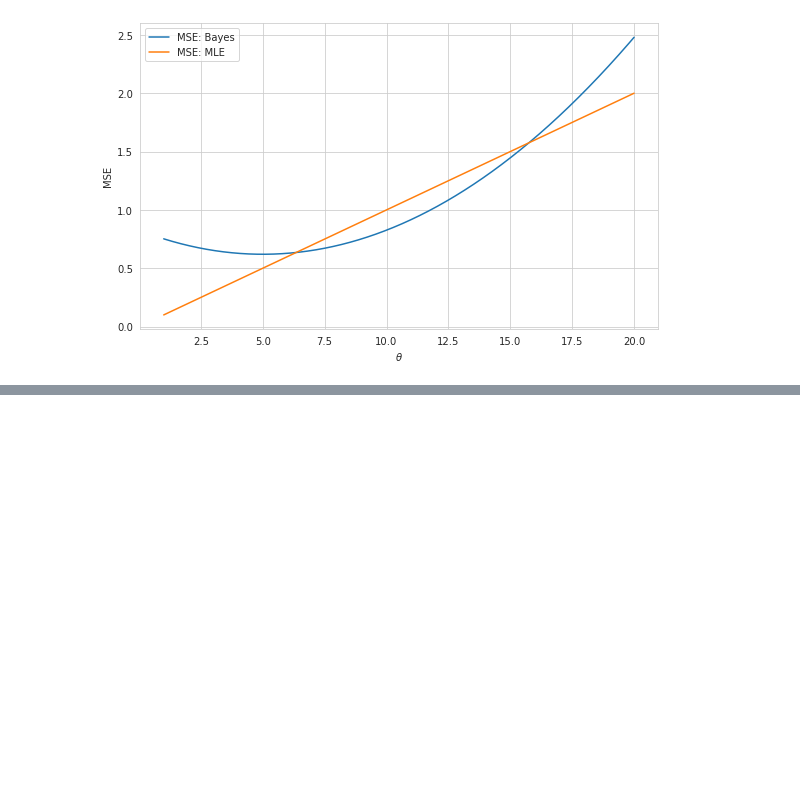
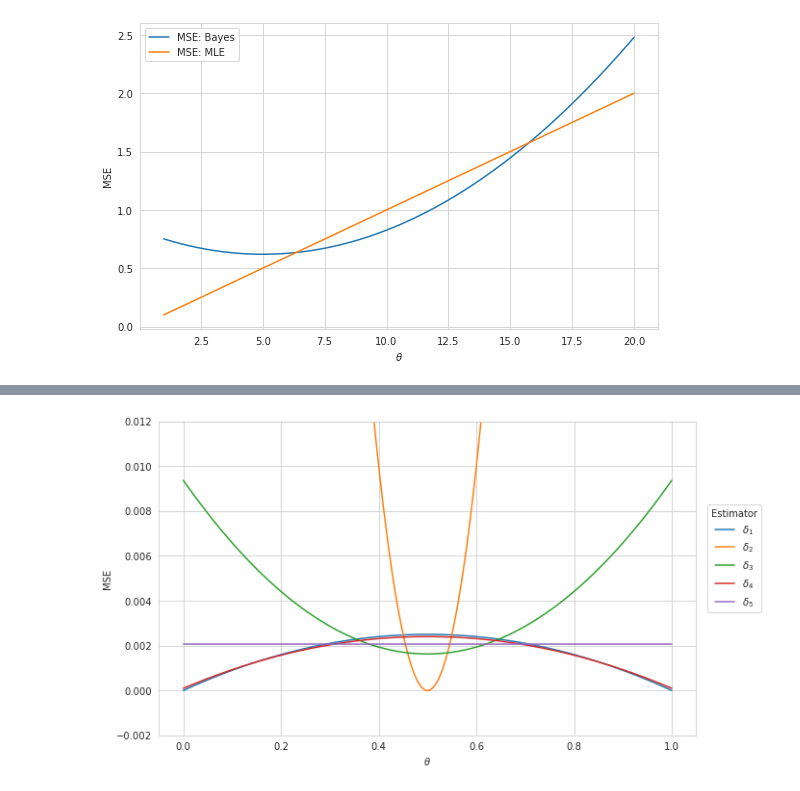
Before and after one commit to WHITSNAK/sta_602, a Jupyter notebook: hw4/hw4.ipynb, the cells around one changed output, grey strips where cells are left out. Drawn from its saved outputs; the diff is of its cells as text; code cells hidden in the pictures; blank space fills up the shorter version.

```diff
--- a/hw4/hw4.ipynb
+++ b/hw4/hw4.ipynb
@@ -58,0 +96,18 @@ fig.show()
+# %%
+n = 100
+thetas = np.linspace(0, 1, 10000)
+
+fig, ax = plt.subplots(figsize=(10, 6))
+ax.plot(thetas, mse1(n, thetas), label='$\\delta_1$')
+ax.plot(thetas, mse2(n, thetas), label='$\\delta_2$')
+ax.plot(thetas, mse3(n, thetas), label='$\\delta_3$')
+ax.plot(thetas, mse4(n, thetas), label='$\\delta_4$')
+ax.plot(thetas, mse5(n, thetas), label='$\\delta_5$')
+
+ax.set_xlabel("$\\theta$")
+ax.set_ylabel("MSE")
+ax.legend(title='Estimator', loc='best', bbox_to_anchor=(1.13, 0.75))
+ax.set_ylim(-0.002, 0.012)
+fig.show()
+# %% [output]
+[figure, added]
```
Also changed, not shown: parts of 3 cells of this notebook, 2 other files.
